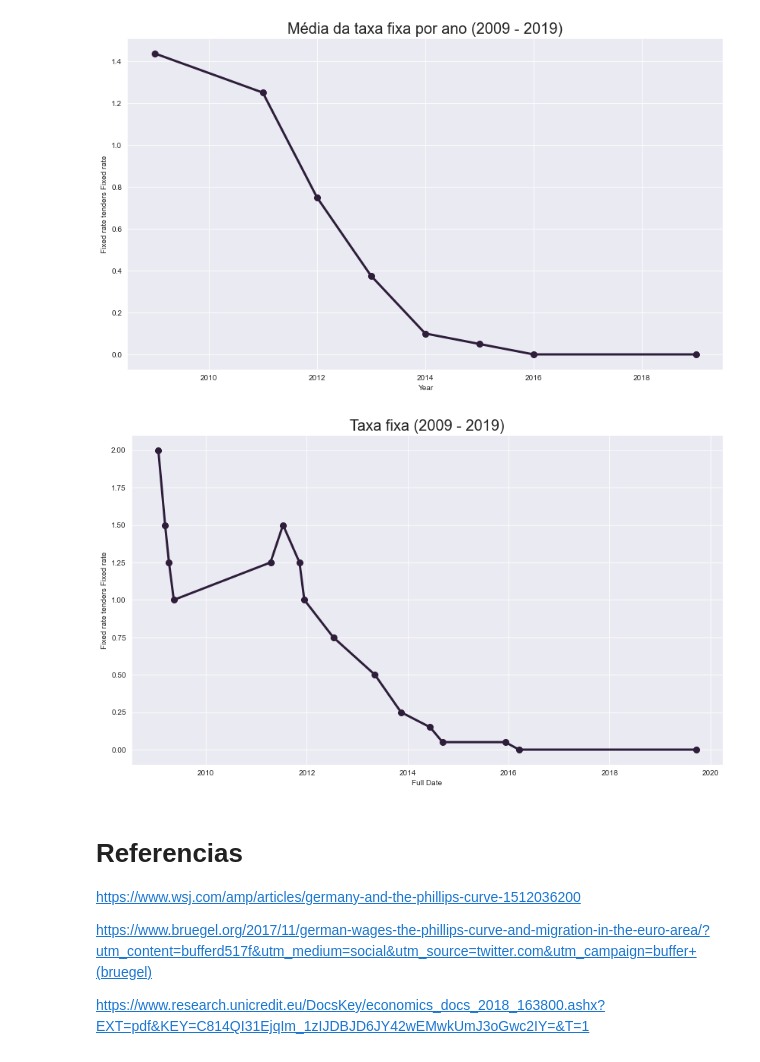
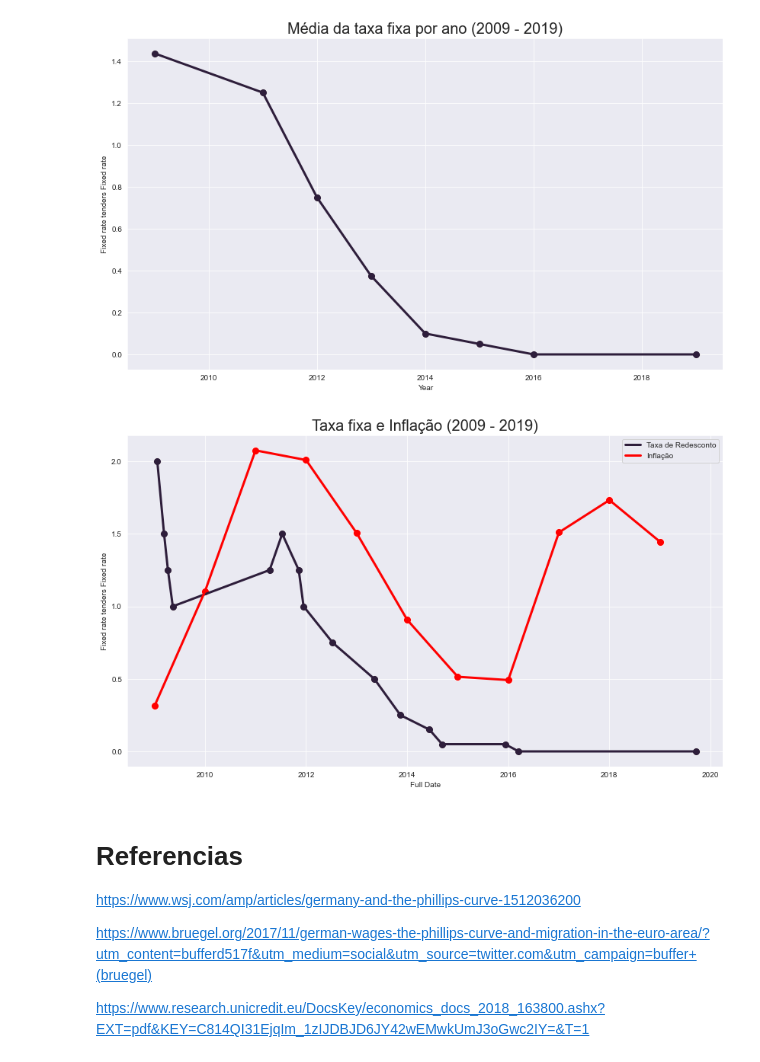
Before and after one commit to rmcnribeiro/T3_ECO-A, a Jupyter notebook: codigos/trabalho_3.ipynb, the cells around one changed output. Drawn from its saved outputs; the diff is of its cells as text; code cells hidden in the pictures.

Commit message:
Taxa de redesconto - Inflação

```diff
--- a/codigos/trabalho_3.ipynb
+++ b/codigos/trabalho_3.ipynb
@@ -584,9 +584,9 @@ df.drop(["Date","Day","Month"], axis=1, inplace=True)
 df = df[["Year","Full Date", "Fixed rate tenders Fixed rate","Variable rate tenders Minimum bid rate"]]
 df.replace("-", np.NaN, inplace = True)
 # %%
-df_interesse = df.loc[df["Full Date"]>np.datetime64("2009-01-01")]
+df_interesse_ap = df.loc[df["Full Date"]>np.datetime64("2009-01-01")]
 # %%
-df_interesse["Fixed rate tenders Fixed rate"] = df_interesse["Fixed rate tenders Fixed rate"].astype(float)
+df_interesse_ap["Fixed rate tenders Fixed rate"] = df_interesse_ap["Fixed rate tenders Fixed rate"].astype(float)
 # %% [output]
 A value is trying to be set on a copy of a slice from a DataFrame.
 Try using .loc[row_indexer,col_indexer] = value instead
@@ -650,26 +638,46 @@ plt.savefig('./../graficos/taxa_fixa_agregado.png')
 plt.show()
 # %% [output]
 [figure]
+# %%
+df_inf = pd.DataFrame(df_interesse[colunas_interesse_4[0]])
+df_inf["Year"] = df_inf.index
+df_inf["Month"] = 1
+df_inf["Day"] = 1
+df_inf["Full Date"] = pd.to_datetime(df_inf[["Year","Month","Day"]])
 # %%
-g = sns.scatterplot(data=df_interesse,
+g = sns.scatterplot(data=df_interesse_ap,
                 x="Full Date",
                 y="Fixed rate tenders Fixed rate",
-                s=100,
-                legend= True)
+                s=100)
 
-g2 = sns.lineplot(data = df_interesse,
+g2 = sns.lineplot(data = df_interesse_ap,
                   x="Full Date",
                   y="Fixed rate tenders Fixed rate",
                   linewidth=3,
-                  legend=True)
+                  label="Taxa de Redesconto")
 
-g.set_title('Taxa fixa (2009 - 2019)', fontsize=20)
+g3 = sns.lineplot(data = df_inf,
+                  x="Full Date",
+                  y=colunas_interesse_4[0],
+                  linewidth=3,
+                  label="Inflação",
+                  color="red")
 
-plt.savefig('./../graficos/taxa_fixa_total.png')
+g4 = sns.scatterplot(data = df_inf,
+                  x="Full Date",
+                  y=colunas_interesse_4[0],
+                  s=100,
+                  color="red")
+
+plt.legend()
+
+g.set_title('Taxa fixa e Inflação (2009 - 2019)', fontsize=20)
+
+plt.savefig('./../graficos/taxa_fixa_inflacao.png')
 
 plt.show()
 # %% [output]
-[figure, old version]
+[figure, new version]
 # %% [markdown]
 # Referencias
 
```
Also changed, not shown: parts of 7 cells of this notebook, 7 other files.
